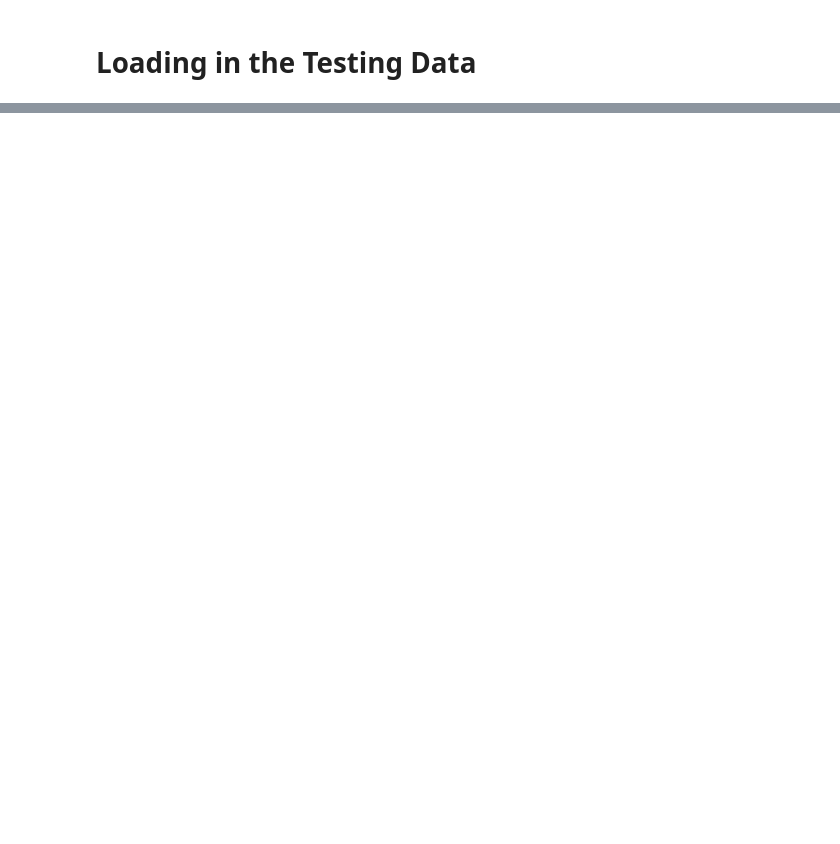
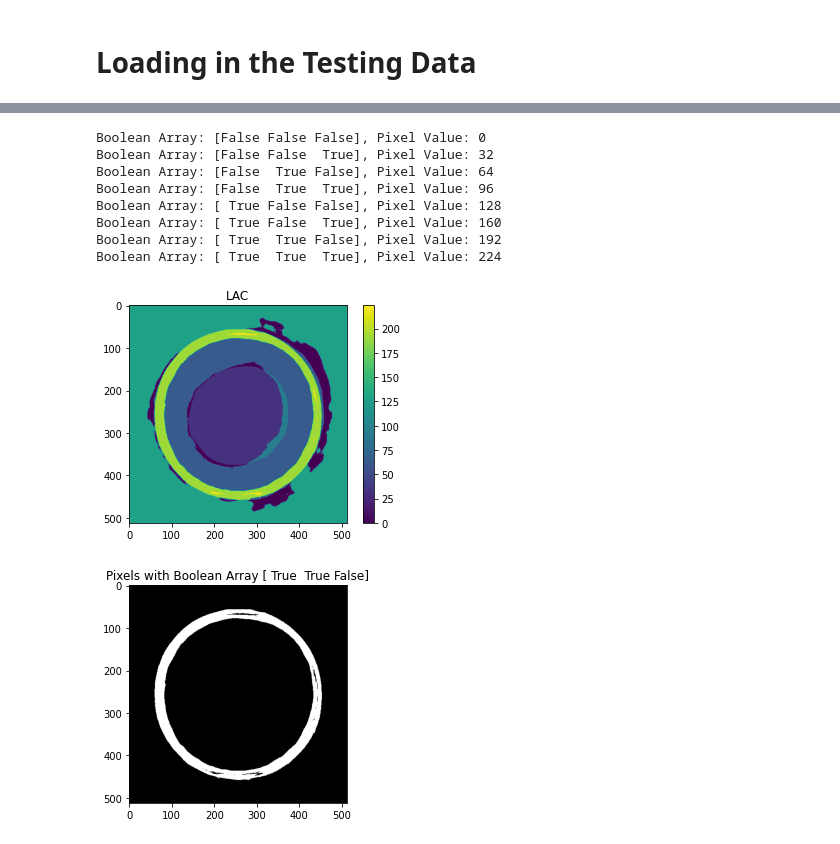
Before and after one commit to ClarkQTIM/Conformal_Uncertainty_Quantification, a Jupyter notebook: Scott_Segmentation_CUQ.ipynb, the cells around one changed output, grey strips where cells are left out. Saved outputs shown, nothing was run; the diff lists cells and outputs as text; code cells hidden in the pictures; blank space fills up the shorter version.

```diff
--- a/Scott_Segmentation_CUQ.ipynb
+++ b/Scott_Segmentation_CUQ.ipynb
@@ -176,0 +791,16 @@ preprocessor = MaskFormerImageProcessor(ignore_index=0, reduce_labels=False, do_
+# %%
+
+# Stacking and Argmaxing
+y_cal_st = torch.stack(y_cal, dim=0)
+y_cal_prep = torch.argmax(y_cal_st, dim=1)
+y_test_st = torch.stack(y_test, dim=0)
+y_test_prep = torch.argmax(y_test_st, dim=1)
+cal_probs_st = torch.stack(cal_probs, dim=0)
+test_probs_st = torch.stack(test_probs, dim=0)
+# %%
+cal_probs = cal_probs_st.detach()[:,1:,:,:].cpu()
+test_probs = test_probs_st.detach()[:,1:,:,:].cpu()
+y_cal = y_cal_prep.detach().unsqueeze(1).cpu()
+y_test = y_test_prep.detach().unsqueeze(1).cpu()
+
+print(cal_probs.shape, test_probs.shape, y_cal.shape, y_test.shape)
@@ -176,0 +813,19 @@ preprocessor = MaskFormerImageProcessor(ignore_index=0, reduce_labels=False, do_
+# %%
+# Prediction sets
+
+cal_scores_lac = get_calibration_scores_lac(y_cal, cal_probs)
+prediction_sets_lac, average_per_pixel_per_image_lac, average_per_image_lac, pct_coverages_lac = cuq_seg_pred_set_lac(cal_scores_lac.unsqueeze(1), 0.1, test_probs, y_test)
+
+print(f'pred set shape: {prediction_sets_lac.shape}, average per pixel per image: {average_per_pixel_per_image_lac.shape}, average per image: {average_per_image_lac.shape}')
+print(f'percent coverage across all pixels {np.round(pct_coverages_lac.mean(), 3)}')
+print(f'Mean prediction set size across all pixels and test images: {np.round(average_per_image_lac.mean(), 3)}')
+
+plt.imshow(average_per_pixel_per_image_lac[0])
+plt.title('LAC')
+plt.colorbar()
+plt.show()
+
+plt.imshow(100*pct_coverages_lac)
+plt.title('Percent Coverage')
+plt.colorbar()
+plt.show()
@@ -176,0 +839,17 @@ preprocessor = MaskFormerImageProcessor(ignore_index=0, reduce_labels=False, do_
+# %%
+# Plotting
+
+plot_classes(prediction_sets_lac[0], 'LAC')
+
+plot_specific_class(prediction_sets_lac[0], np.array([True, True, False]))
+# %% [output]
+Boolean Array: [False False False], Pixel Value: 0
+Boolean Array: [False False  True], Pixel Value: 32
+Boolean Array: [False  True False], Pixel Value: 64
+Boolean Array: [False  True  True], Pixel Value: 96
+Boolean Array: [ True False False], Pixel Value: 128
+Boolean Array: [ True False  True], Pixel Value: 160
+Boolean Array: [ True  True False], Pixel Value: 192
+Boolean Array: [ True  True  True], Pixel Value: 224
+[figure, added]
+[figure, added]
```
Also changed, not shown: parts of 30 cells of this notebook, 2 other files.
